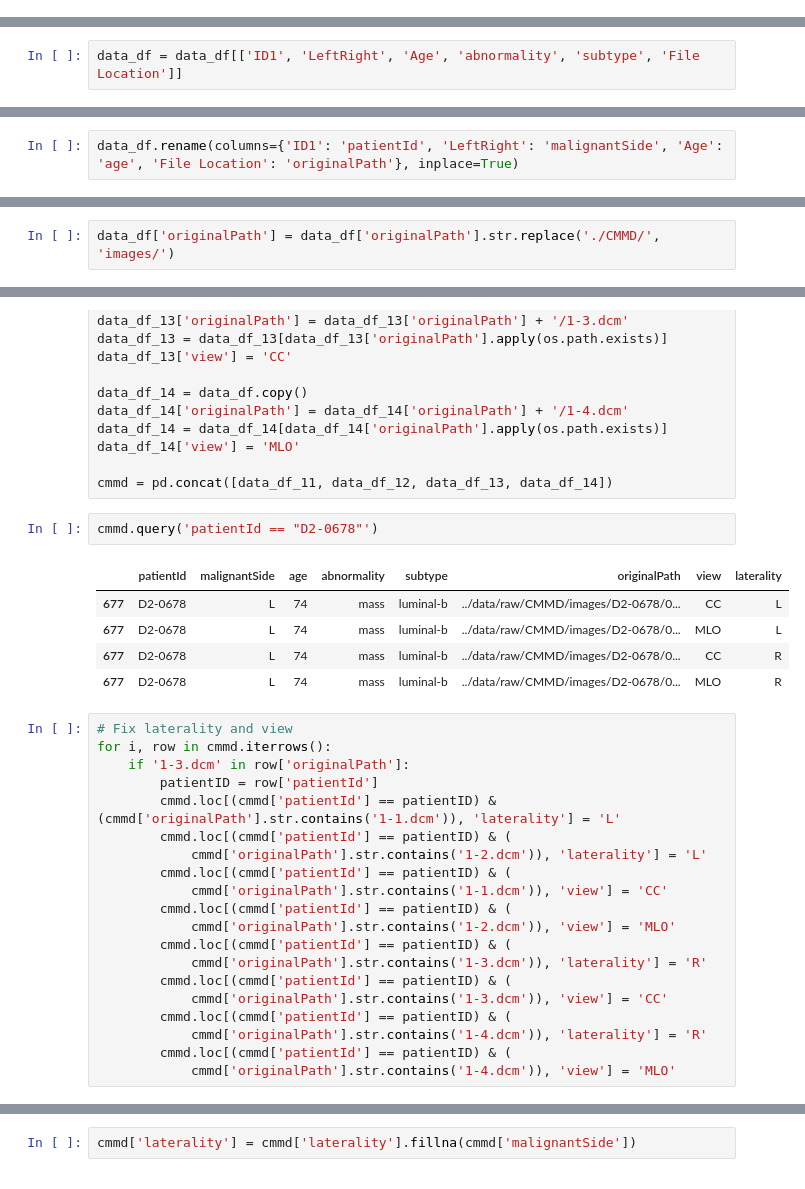
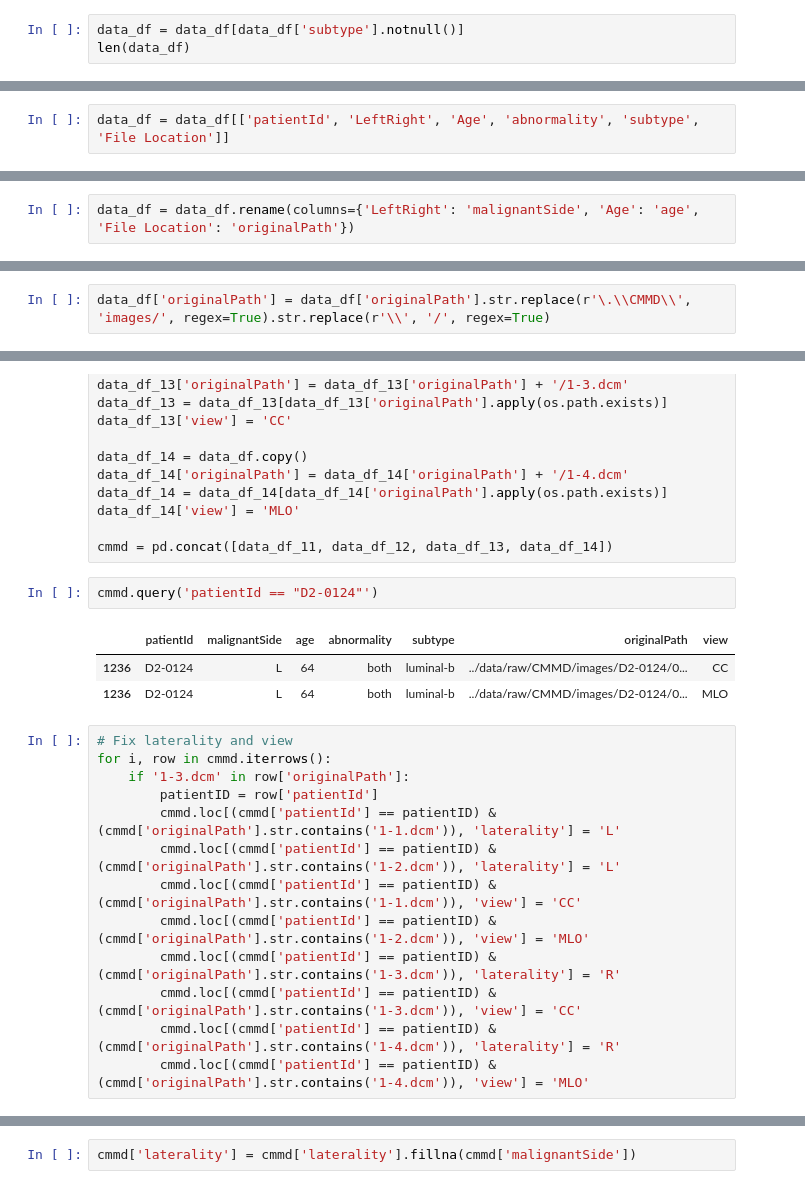
Before and after one commit to dacxjo/TFG, a Jupyter notebook: notebooks/[2]-Preprocessing.ipynb, the cells around one changed output, grey strips where cells are left out. Saved outputs shown, nothing was run; the diff lists cells and outputs as text.

```diff
--- a/notebooks/[2]-Preprocessing.ipynb
+++ b/notebooks/[2]-Preprocessing.ipynb
@@ -45,0 +76,3 @@ data_df.head()
+# %%
+data_df = data_df[data_df['subtype'].notnull()]
+len(data_df)
@@ -46,5 +96,5 @@ data_df.head()
 # %%
-data_df = data_df[['ID1', 'LeftRight', 'Age', 'abnormality', 'subtype', 'File Location']]
+data_df = data_df[['patientId', 'LeftRight', 'Age', 'abnormality', 'subtype', 'File Location']]
 # %%
 data_df.head()
 # %% [output]
@@ -57,5 +107,5 @@ data_df.head()
 # %%
-data_df.rename(columns={'ID1': 'patientId', 'LeftRight': 'malignantSide', 'Age': 'age', 'File Location': 'originalPath'}, inplace=True)
+data_df = data_df.rename(columns={'LeftRight': 'malignantSide', 'Age': 'age', 'File Location': 'originalPath'})
 # %%
 data_df['subtype'].value_counts()
 # %% [output]
@@ -79,5 +129,5 @@ data_df.head()
 # %%
-data_df['originalPath'] = data_df['originalPath'].str.replace('./CMMD/', 'images/')
+data_df['originalPath'] = data_df['originalPath'].str.replace(r'\.\\CMMD\\', 'images/', regex=True).str.replace(r'\\', '/', regex=True)
 # %%
 data_df.head()
 # %% [output]
@@ -121,30 +171,21 @@ data_df_14['view'] = 'MLO'
 
 cmmd = pd.concat([data_df_11, data_df_12, data_df_13, data_df_14])
 # %%
-cmmd.query('patientId == "D2-0678"')
+cmmd.query('patientId == "D2-0124"')
 # %% [output]
-|  | patientId | malignantSide | age | abnormality | subtype | originalPath | view | laterality |
-| 677 | D2-0678 | L | 74 | mass | luminal-b | ../data/raw/CMMD/images/D2-0678/0... | CC | L |
-| 677 | D2-0678 | L | 74 | mass | luminal-b | ../data/raw/CMMD/images/D2-0678/0... | MLO | L |
-| 677 | D2-0678 | L | 74 | mass | luminal-b | ../data/raw/CMMD/images/D2-0678/0... | CC | R |
-| 677 | D2-0678 | L | 74 | mass | luminal-b | ../data/raw/CMMD/images/D2-0678/0... | MLO | R |
+|  | patientId | malignantSide | age | abnormality | subtype | originalPath | view |
+| 1236 | D2-0124 | L | 64 | both | luminal-b | ../data/raw/CMMD/images/D2-0124/0... | CC |
+| 1236 | D2-0124 | L | 64 | both | luminal-b | ../data/raw/CMMD/images/D2-0124/0... | MLO |
 # %%
 # Fix laterality and view
 for i, row in cmmd.iterrows():
     if '1-3.dcm' in row['originalPath']:
         patientID = row['patientId']
         cmmd.loc[(cmmd['patientId'] == patientID) & (cmmd['originalPath'].str.contains('1-1.dcm')), 'laterality'] = 'L'
-        cmmd.loc[(cmmd['patientId'] == patientID) & (
-            cmmd['originalPath'].str.contains('1-2.dcm')), 'laterality'] = 'L'
-        cmmd.loc[(cmmd['patientId'] == patientID) & (
-            cmmd['originalPath'].str.contains('1-1.dcm')), 'view'] = 'CC'
-        cmmd.loc[(cmmd['patientId'] == patientID) & (
-            cmmd['originalPath'].str.contains('1-2.dcm')), 'view'] = 'MLO'
-        cmmd.loc[(cmmd['patientId'] == patientID) & (
-            cmmd['originalPath'].str.contains('1-3.dcm')), 'laterality'] = 'R'
-        cmmd.loc[(cmmd['patientId'] == patientID) & (
-            cmmd['originalPath'].str.contains('1-3.dcm')), 'view'] = 'CC'
-        cmmd.loc[(cmmd['patientId'] == patientID) & (
-            cmmd['originalPath'].str.contains('1-4.dcm')), 'laterality'] = 'R'
-        cmmd.loc[(cmmd['patientId'] == patientID) & (
-            cmmd['originalPath'].str.contains('1-4.dcm')), 'view'] = 'MLO'
+        cmmd.loc[(cmmd['patientId'] == patientID) & (cmmd['originalPath'].str.contains('1-2.dcm')), 'laterality'] = 'L'
+        cmmd.loc[(cmmd['patientId'] == patientID) & (cmmd['originalPath'].str.contains('1-1.dcm')), 'view'] = 'CC'
+        cmmd.loc[(cmmd['patientId'] == patientID) & (cmmd['originalPath'].str.contains('1-2.dcm')), 'view'] = 'MLO'
+        cmmd.loc[(cmmd['patientId'] == patientID) & (cmmd['originalPath'].str.contains('1-3.dcm')), 'laterality'] = 'R'
+        cmmd.loc[(cmmd['patientId'] == patientID) & (cmmd['originalPath'].str.contains('1-3.dcm')), 'view'] = 'CC'
+        cmmd.loc[(cmmd['patientId'] == patientID) & (cmmd['originalPath'].str.contains('1-4.dcm')), 'laterality'] = 'R'
+        cmmd.loc[(cmmd['patientId'] == patientID) & (cmmd['originalPath'].str.contains('1-4.dcm')), 'view'] = 'MLO'
```
Also changed, not shown: parts of 31 cells of this notebook, 6 other files.
